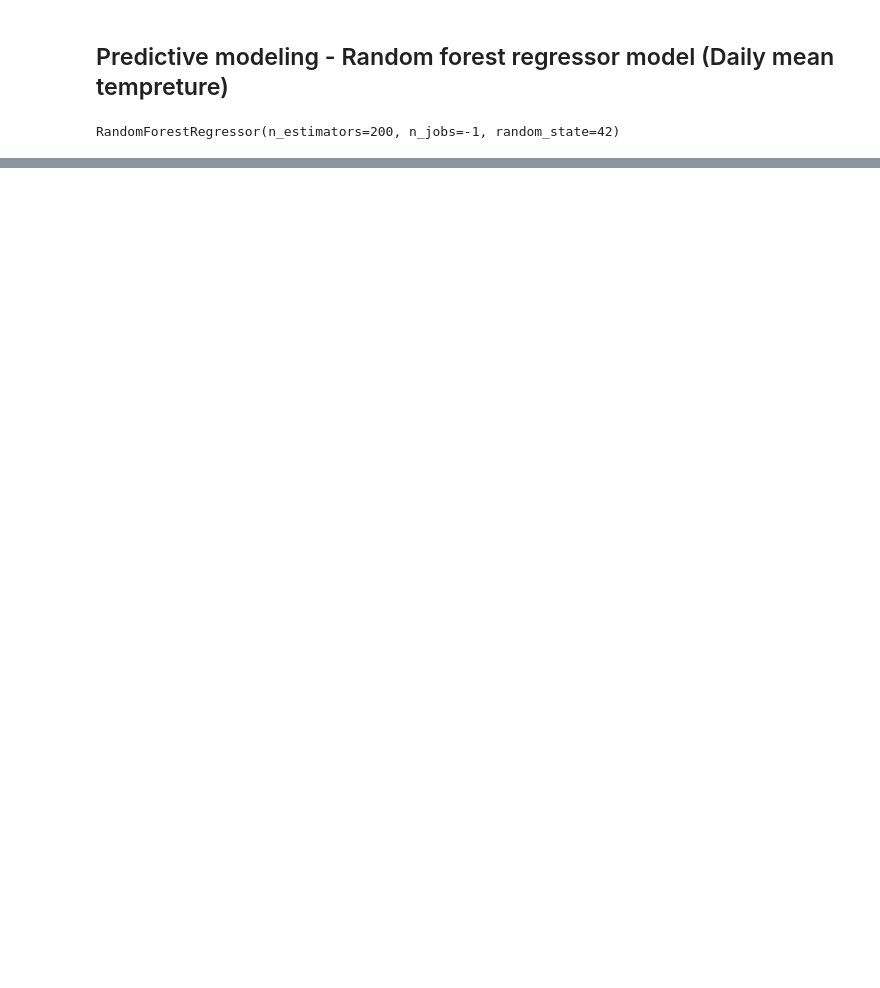
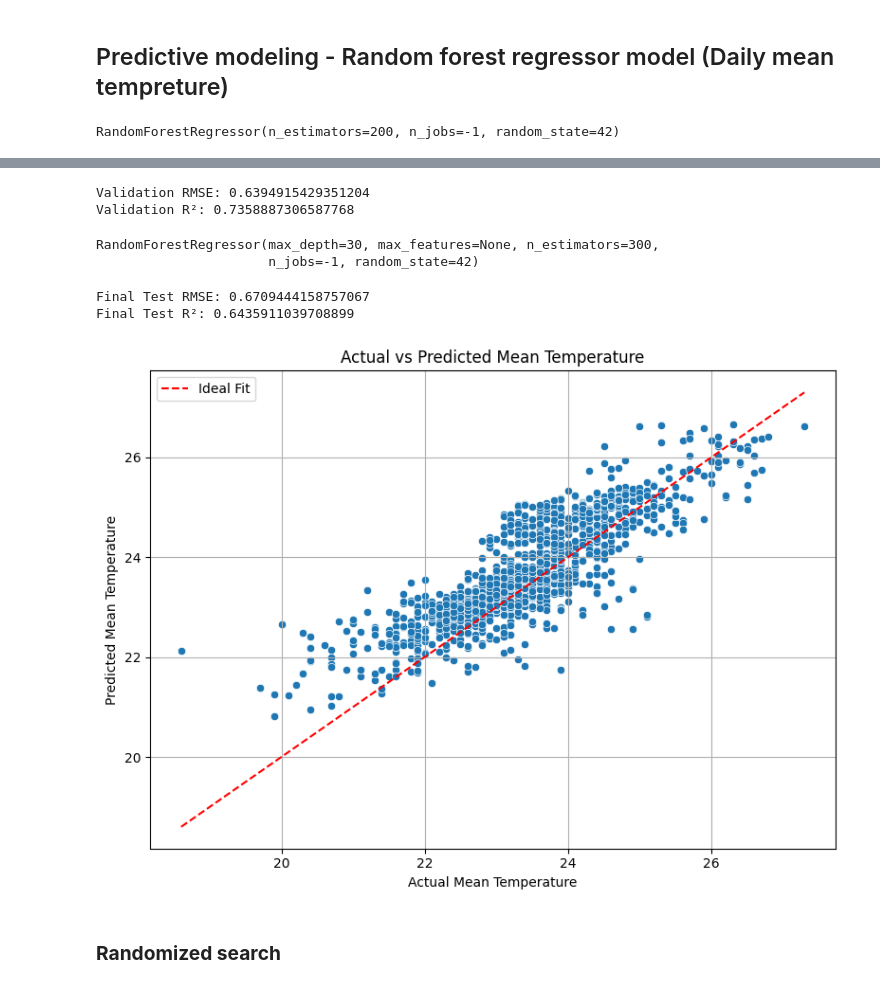
Before and after one commit to Vidusahan/sri-lanka-weather-analysis, a Jupyter notebook: notebooks/Random_forest_regression.ipynb, the cells around one changed output, grey strips where cells are left out. Cells and saved outputs as stored; diff of their text form; code cells hidden in the pictures; blank space fills up the shorter version.

```diff
--- a/notebooks/Random_forest_regression.ipynb
+++ b/notebooks/Random_forest_regression.ipynb
@@ -99,12 +111,12 @@ plt.show()
 # %%
-from sklearn.model_selection import GridSearchCV, RandomizedSearchCV
+# --- Hyperparameter Tuning with Randomized Search ---
 
 param_grid = {
     'n_estimators': [100, 200, 300],         # number of trees
     'max_depth': [None, 10, 20, 30],         # tree depth
     'min_samples_split': [2, 5, 10],         # min samples to split
     'min_samples_leaf': [1, 2, 4],           # min samples per leaf
-    'max_features': ['auto', 'sqrt', 'log2'] # number of features to consider
+    'max_features': [None, 'sqrt', 'log2'] # number of features to consider
 }
 # %%
 rf = RandomForestRegressor(random_state=42, n_jobs=-1)
@@ -167,0 +157,62 @@ param_dist = {
+# %%
+best_rf_gs = grid_search.best_estimator_   # or grid_search.best_estimator_
+
+
+
+y_val_pred_gs = best_rf_gs.predict(x_val)
+
+mse = mean_squared_error(y_val, y_val_pred_gs)
+rmse = np.sqrt(mse)   # manually calculate RMSE
+r2 = r2_score(y_val, y_val_pred_gs)
+
+print("Validation RMSE:", rmse)
+print("Validation R²:", r2)
+# %% [output]
+Validation RMSE: 0.6394915429351204
+Validation R²: 0.7358887306587768
+# %%
+
+# --- Retrain best model on training + validation ---
+best_params_gs = grid_search.best_params_
+
+final_model_gs = RandomForestRegressor(**best_params_gs, random_state=42, n_jobs=-1)
+
+# Combine train and validation sets
+X_train_val = pd.concat([x_train, x_val])
+y_train_val = pd.concat([y_train, y_val])
+
+final_model_gs.fit(X_train_val, y_train_val)
+# %% [output]
+RandomForestRegressor(max_depth=30, max_features=None, n_estimators=300,
+                      n_jobs=-1, random_state=42)
+# %%
+# --- Final evaluation on test set ---
+y_test_pred_gs = final_model_gs.predict(x_test)
+
+mse = mean_squared_error(y_test, y_test_pred_gs)
+rmse = mse ** 0.5
+
+r2 = r2_score(y_test, y_test_pred_gs)
+
+
+print("Final Test RMSE:", rmse)
+print("Final Test R²:", r2)
+# %% [output]
+Final Test RMSE: 0.6709444158757067
+Final Test R²: 0.6435911039708899
+# %%
+# Scatter plot: Actual vs Predicted
+plt.figure(figsize=(8, 6))
+sns.scatterplot(x=y_test, y=y_test_pred_gs)
+plt.plot([y_test.min(), y_test.max()], [y_test.min(), y_test.max()], color='red', linestyle='--', label='Ideal Fit')
+plt.xlabel('Actual Mean Temperature')
+plt.ylabel('Predicted Mean Temperature')
+plt.title('Actual vs Predicted Mean Temperature')
+plt.legend()
+plt.grid(True)
+plt.tight_layout()
+plt.show()
+# %% [output]
+[figure, added]
+# %% [markdown]
+### **Randomized search**
```
Also changed, not shown: parts of 32 cells of this notebook.
